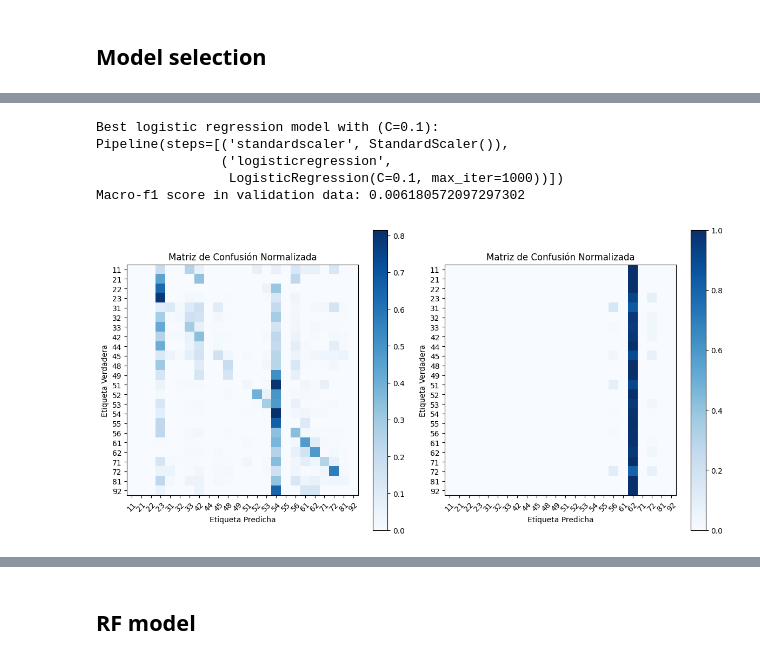
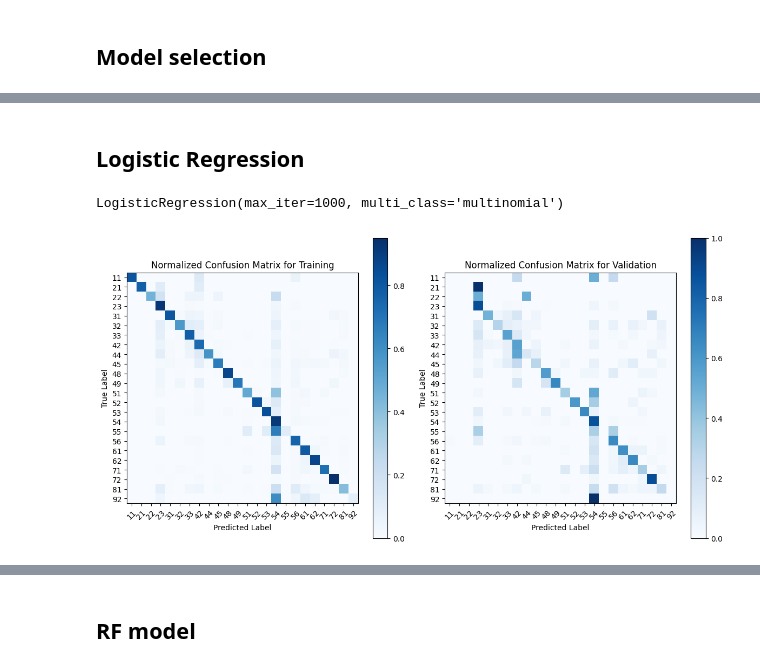
Before and after one commit to Zrive/zrive-ds-1q24-industry-classification, a Jupyter notebook: notebooks/model_selection.ipynb, the cells around one changed output, grey strips where cells are left out. Saved outputs shown, nothing was run; the diff lists cells and outputs as text; code cells hidden in the pictures.

Commit message:
model_selection updates

```diff
--- a/notebooks/model_selection.ipynb
+++ b/notebooks/model_selection.ipynb
@@ -316,41 +337,0 @@ C_values = [1 / lr for lr in lr_values]
-# %%
-best_model = None
-best_f1_score = 0.0
-
-for C in C_values:
-    lr_model = make_pipeline(StandardScaler(), LogisticRegression(penalty='l2', C=C, solver='lbfgs', max_iter=1000))
-    lr_model.fit(X_train, y_train)
-
-    y_val_pred = lr_model.predict(X_val)
-
-    macro_f1 = f1_score(y_val, y_val_pred, average='macro')
-
-    if macro_f1 > best_f1_score:
-        best_lr_l2_model = lr_model
-        best_f1_score_lr_l2_model = macro_f1
-
-print("Best logistic regression model with (C={}):".format(best_lr_l2_model.named_steps['logisticregression'].C))
-print(best_lr_l2_model)
-print("Macro-f1 score in validation data:", best_f1_score_lr_l2_model)
-# %% [output]
-Best logistic regression model with (C=0.1):
-Pipeline(steps=[('standardscaler', StandardScaler()),
-                ('logisticregression',
-                 LogisticRegression(C=0.1, max_iter=1000))])
-Macro-f1 score in validation data: 0.006180572097297302
-# %%
-def plot_normalized_confusion_matrix(y_true, y_pred, classes, ax):
-    cm = confusion_matrix(y_true, y_pred, normalize='true')
-
-    im = ax.imshow(cm, interpolation='nearest', cmap=plt.cm.Blues)
-    ax.set_title('Matriz de Confusión Normalizada')
-    fig.colorbar(im, ax=ax)
-    tick_marks = np.arange(len(classes))
-    ax.set_xticks(tick_marks)
-    ax.set_xticklabels(classes, rotation=45)
-    ax.set_yticks(tick_marks)
-    ax.set_yticklabels(classes)
-    ax.set_xlabel('Etiqueta Predicha')
-    ax.set_ylabel('Etiqueta Verdadera')
-
-    ax.set_ylim(len(classes)-0.5, -0.5)
@@ -359,0 +338,7 @@ y_val_pred = best_lr_l2_model.predict(X_val)
+# %% [markdown]
+## Logistic Regression
+# %%
+model = LogisticRegression(max_iter=1000, solver='lbfgs', multi_class='multinomial')
+model.fit(X_train, y_train)
+# %% [output]
+LogisticRegression(max_iter=1000, multi_class='multinomial')
@@ -360,15 +351,12 @@ y_val_pred = best_lr_l2_model.predict(X_val)
 # %%
 fig, axes = plt.subplots(1, 2, figsize=(12, 6))
 
-classes_train = np.unique(y_train)
-classes_val = np.unique(y_val)
-
-plot_normalized_confusion_matrix(y_train, y_train_pred, classes_train, axes[0])
-plot_normalized_confusion_matrix(y_val, y_val_pred, classes_val, axes[1])
+plot_normalized_confusion_matrix(y_train, y_train_pred, ax = axes[0], splitting_set = "Training")
+plot_normalized_confusion_matrix(y_val, y_val_pred, ax = axes[1], splitting_set = "Validation")
 
 plt.tight_layout()
 # %% [output]
-[figure, old version]
+[figure, new version]
 # %%
 # Obtener el reporte por clases para el conjunto de entrenamiento
 print("Reporte por Clases en Datos de Entrenamiento:")
```
Also changed, not shown: parts of 25 cells of this notebook.
